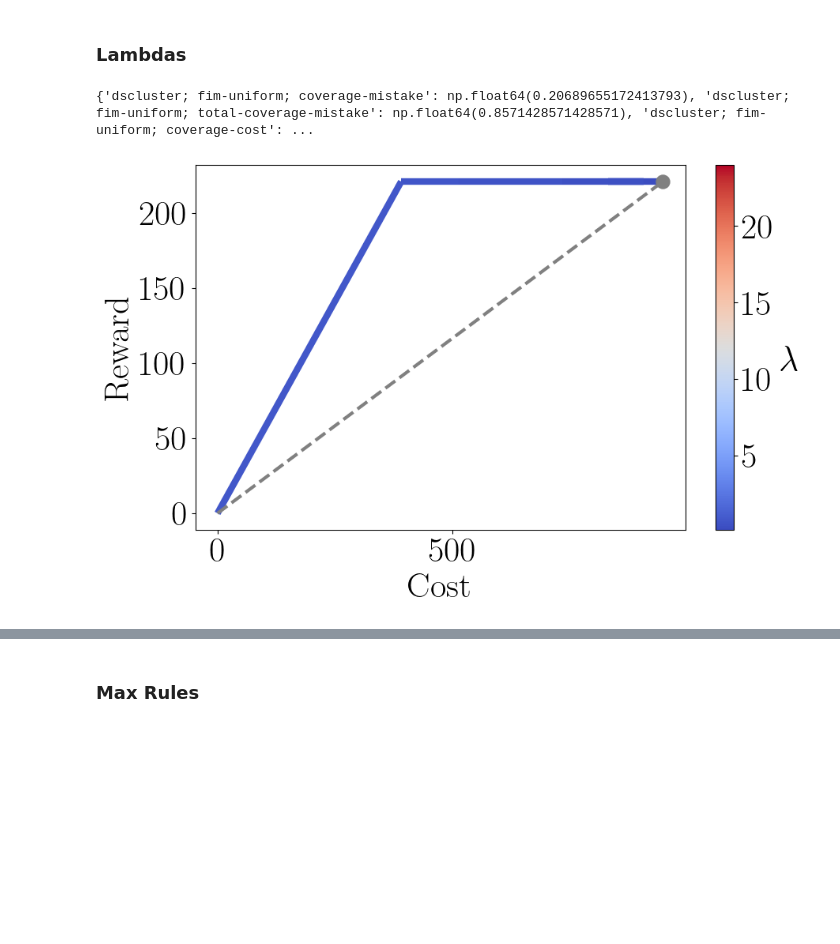
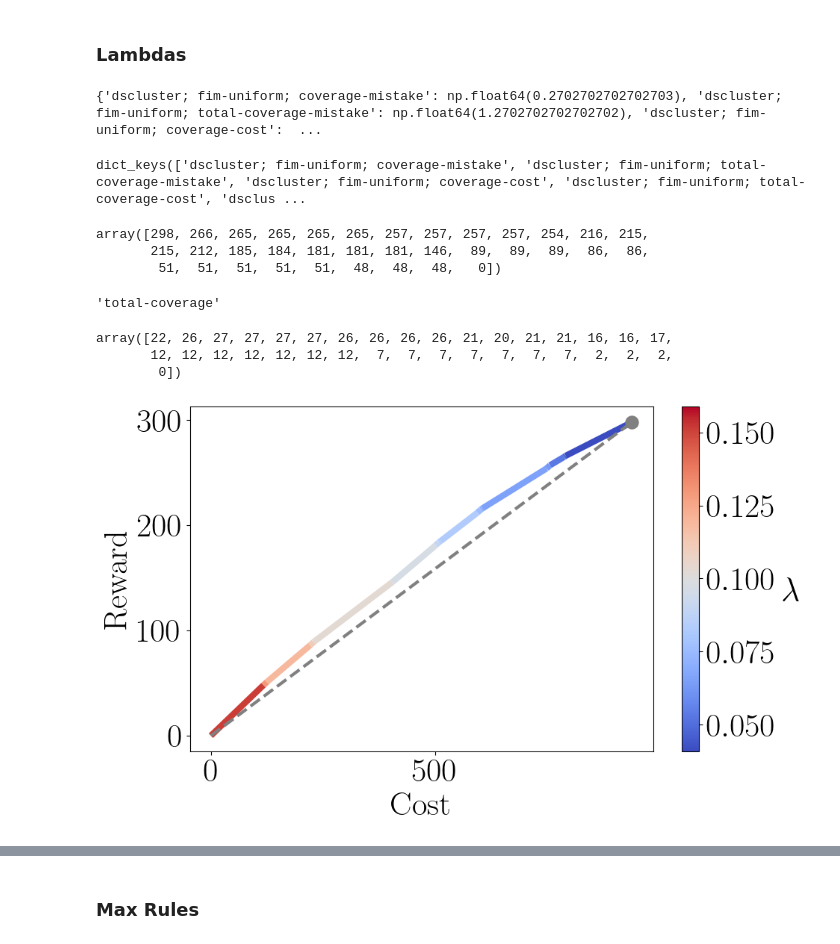
Before and after one commit to kevinqnb/interpretable-clustering, a Jupyter notebook: examples/experiments.ipynb, the cells around one changed output, grey strips where cells are left out. Drawn from its saved outputs; the diff is of its cells as text; code cells hidden in the pictures; blank space fills up the shorter version.

Commit message:
Forest rule miner, continued climate experiments

```diff
--- a/examples/experiments.ipynb
+++ b/examples/experiments.ipynb
@@ -86,7 +86,7 @@ dataset = 'climate'
 ### Lambdas
 # %%
 # Load experiment results
-ref = '_new_obj'
+ref = '_alpha_zero'
 fname = "../data/experiments/" + dataset + "/lambdas/exp" + ref + ".json"
 with open(fname, 'r') as f:
     lambda_dict = json.load(f)
@@ -96,7 +96,7 @@ objective_cost_reward_dict = {
     'total-coverage-mistake': {'reward': 'total-coverage', 'cost': 'mistakes', 'alpha': 'alpha_mistakes'},
     'coverage-cost': {'reward': 'cluster-coverage', 'cost': 'rule-clustering-cost', 'alpha': 'alpha_rule_clustering_cost'},
     'total-coverage-cost': {'reward': 'total-coverage', 'cost': 'rule-clustering-cost', 'alpha': 'alpha_rule_clustering_cost'},
-    'total-coverage-rule-cost': {'reward': 'total-coverage', 'cost': 'rule-mean-cost', 'alpha': 'alpha_rule_clustering_cost'},
+    'total-coverage-rule-cost': {'reward': 'total-coverage', 'cost': 'rule-mean-cost', 'alpha': 'alpha_rule_mean_cost'},
 }
 
 selected_lambdas = {}
@@ -141,13 +141,33 @@ for module in lambda_dict['modules']:
 print(selected_lambdas)
 
 # Save selected lambdas
-fname = "../data/experiments/" + dataset + "/lambdas/selected_lambdas2.json"
+fname = "../data/experiments/" + dataset + "/lambdas/selected_lambdas_alpha_zero.json"
 with open(fname, 'w') as f:
     json.dump(selected_lambdas, f, indent=4)
 # %% [output]
-{'dscluster; fim-uniform; coverage-mistake': np.float64(0.20689655172413793), 'dscluster; fim-uniform; total-coverage-mistake': np.float64(0.8571428571428571), 'dscluster; fim-uniform; coverage-cost': ...
+{'dscluster; fim-uniform; coverage-mistake': np.float64(0.2702702702702703), 'dscluster; fim-uniform; total-coverage-mistake': np.float64(1.2702702702702702), 'dscluster; fim-uniform; coverage-cost':  ...
+# %%
+selected_lambdas.keys()
+# %% [output]
+dict_keys(['dscluster; fim-uniform; coverage-mistake', 'dscluster; fim-uniform; total-coverage-mistake', 'dscluster; fim-uniform; coverage-cost', 'dscluster; fim-uniform; total-coverage-cost', 'dsclus ...
+# %%
+y
+# %% [output]
+array([298, 266, 265, 265, 265, 265, 257, 257, 257, 257, 254, 216, 215,
+       215, 212, 185, 184, 181, 181, 181, 146,  89,  89,  89,  86,  86,
+        51,  51,  51,  51,  51,  48,  48,  48,   0])
+# %%
+reward
+# %% [output]
+'total-coverage'
+# %%
+rl
+# %% [output]
+array([22, 26, 27, 27, 27, 27, 26, 26, 26, 26, 21, 20, 21, 21, 16, 16, 17,
+       12, 12, 12, 12, 12, 12, 12,  7,  7,  7,  7,  7,  7,  7,  2,  2,  2,
+        0])
 # %%
-module = "dscluster; decision-tree; total-coverage-mistake"
+module = "dscluster; decision-tree; total-coverage-cost"
 rule_type = module.split(';')[1].strip()
 objective_type = module.split(';')[2].strip()
 reward = objective_cost_reward_dict[objective_type]['reward']
@@ -158,9 +178,9 @@ lambda_vals1 = np.sort(np.array(list(lambda_dict['modules'][module][reward].keys
 lambda_vals2 = np.sort(np.array(list(lambda_dict['modules'][module][cost].keys()), dtype=float))
 assert np.array_equal(lambda_vals1, lambda_vals2)
 z = lambda_vals1
-x = np.array([lambda_dict['modules'][module][cost][str(l)] for l in z])
+rl = np.array([lambda_dict['modules'][module]['sum-rule-length'][str(l)] for l in z])
+x = np.array([lambda_dict['modules'][module][cost][str(l)] for l in z]) + alpha * rl
 y = np.array([lambda_dict['modules'][module][reward][str(l)] for l in z])
-rl = np.array([lambda_dict['modules'][module]['sum-rule-length'][str(l)] for l in z])
 '''
 if x[0] == 0:
     A = np.inf
@@ -178,7 +198,7 @@ for i, x_i in enumerate(x):
 best_lambda_idx = np.argmax(dists)
 '''
 
-obj_evals = y - z * (x + alpha * rl)
+obj_evals = y - z * x
 best_lambda_idx = np.argmax(obj_evals)
 
 
@@ -198,31 +218,31 @@ x_ = np.linspace(min(x), max(x), 10)
 
 if max(x) != 0:
     y_ = x_ * (max(y) / max(x))
     plt.plot(x_, y_, linestyle='dashed', color='gray', linewidth=3)
 
 plt.scatter(
     x[best_lambda_idx],
     y[best_lambda_idx],
     color='grey',
     s=150,
     zorder=5,
     label=r'Best $\lambda$ = %.2f' % best_lambda
 )
 
 cbar = fig.colorbar(line, ax=ax)
 cbar.set_label(r'$\lambda$', rotation=0, labelpad=15)
 
 #ax.set_xlim(-2, x.max() + 2)
 #ax.set_ylim(-2, y.max() + 2)
 ax.set_xlabel('Cost')
 ax.set_ylabel('Reward')
 #plt.title('Coverage Mistake Objective')
 #ax.set_title('Line Plot Colored by Z Values')
 #plt.savefig(
 #    "../figures/" + dataset + "/lambdas/" + bin_type  + "_" + reward + "_" + cost + ".png",
 #    bbox_inches='tight'
 #)
 
 plt.show()
 # %% [output]
-[figure, old version]
+[figure, new version]
```
Also changed, not shown: parts of 7 cells of this notebook, 22 other files.
